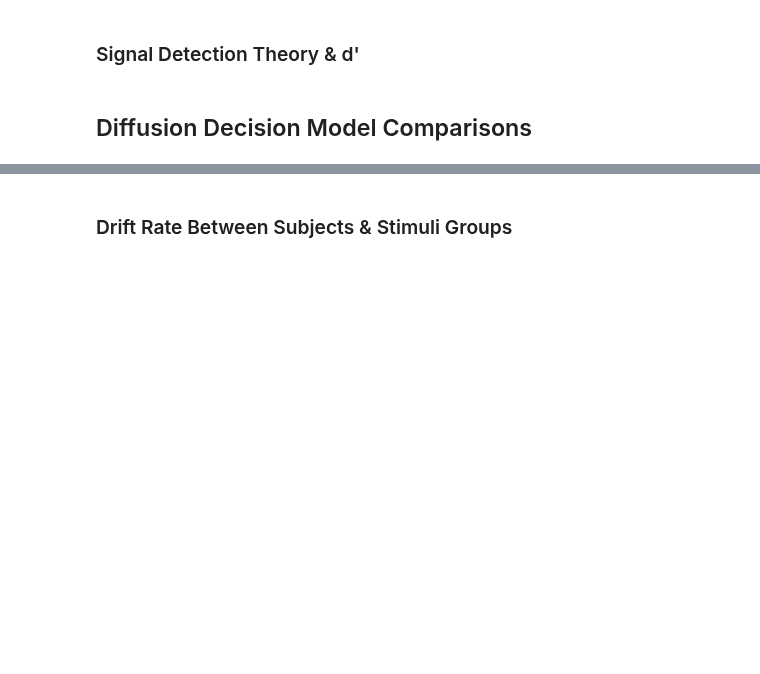
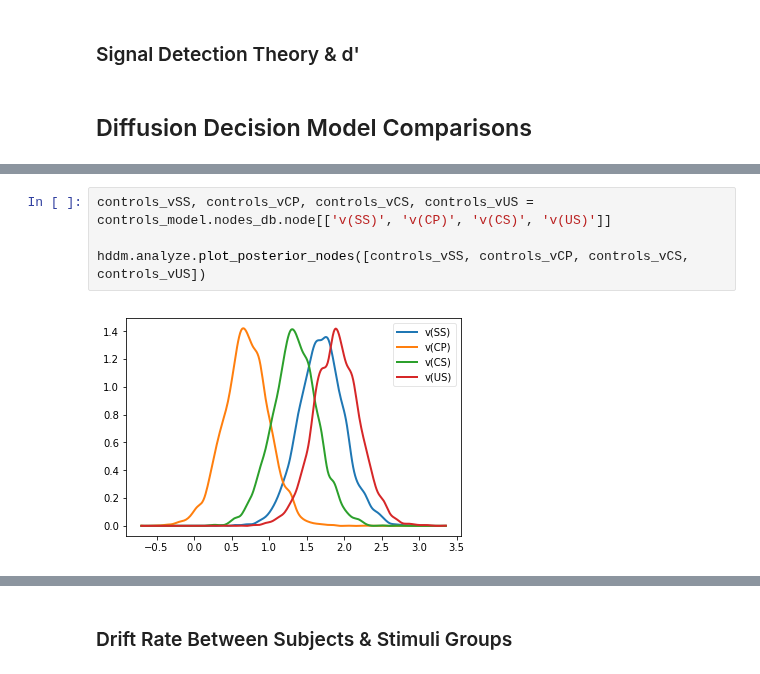
Before and after one commit to CPernet/LanguageDecision, a Jupyter notebook: language_decision/language_decision_model.ipynb, the cells around one changed output, grey strips where cells are left out. Cells and saved outputs as stored; diff of their text form; blank space fills up the shorter version.

```diff
--- a/language_decision/language_decision_model.ipynb
+++ b/language_decision/language_decision_model.ipynb
@@ -62,0 +71,6 @@ patients_model_threshold.load_db(dbname='language_decision/models/patients_thres
+# %%
+controls_vSS, controls_vCP, controls_vCS, controls_vUS = controls_model.nodes_db.node[['v(SS)', 'v(CP)', 'v(CS)', 'v(US)']]
+
+hddm.analyze.plot_posterior_nodes([controls_vSS, controls_vCP, controls_vCS, controls_vUS])
+# %% [output]
+[figure, added]
```
Also changed, not shown: parts of 3 cells of this notebook.
